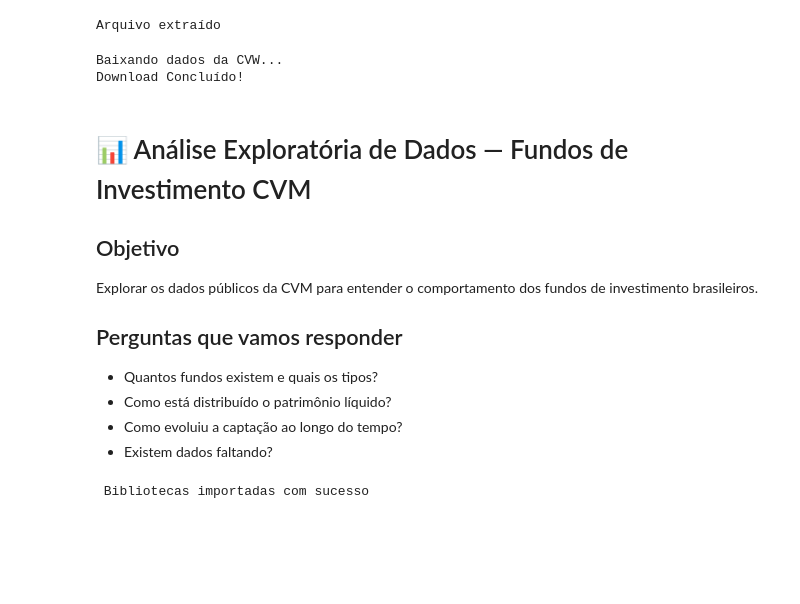
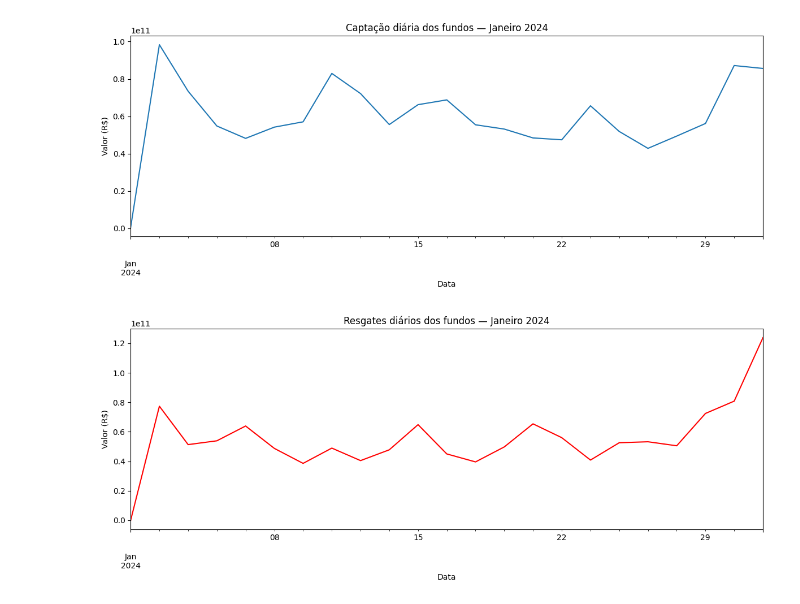
Before and after one commit to WagnerT7/investor-behavior-analysis, a Jupyter notebook: data/notebooks/01_eda.ipynb, the cells around one changed output. Saved outputs shown, nothing was run; the diff lists cells and outputs as text; code cells hidden in the pictures; blank space fills up the shorter version.

Commit message:
fase 1 primeiros gráficos de captação e resgate

```diff
--- a/data/notebooks/01_eda.ipynb
+++ b/data/notebooks/01_eda.ipynb
@@ -90,48 +116,20 @@ Colunas: 10
-# %%
-import zipfile
-
-with zipfile.ZipFile("../data/raw/inf_diario_fi_202401.zip", "r") as zip:
-    zip.extractall("../data/raw")
-
-print("Arquivo extraído")
-# %% [output]
-Arquivo extraído
-# %%
-import requests
-import os
-
-url = "https://dados.cvm.gov.br/dados/FI/DOC/INF_DIARIO/DADOS/inf_diario_fi_202401.zip"
-
-os.makedirs("../data/raw", exist_ok=True)
-
-print("Baixando dados da CVW...")
-response = requests.get(url)
-
-with open ("../data/raw/inf_diario_fi_202401.zip", "wb") as f:
-    f.write(response.content)
-
-
-print("Download Concluído!")
-# %% [output]
-Baixando dados da CVW...
-Download Concluído!
-# %% [markdown]
-# 📊 Análise Exploratória de Dados — Fundos de Investimento CVM
-
-## Objetivo
-Explorar os dados públicos da CVM para entender o comportamento dos fundos de investimento brasileiros.
-
-## Perguntas que vamos responder
-- Quantos fundos existem e quais os tipos?
-- Como está distribuído o patrimônio líquido?
-- Como evoluiu a captação ao longo do tempo?
-- Existem dados faltando?
-# %%
-import pandas as pd
-import numpy as np
-import matplotlib.pyplot as plt
-import seaborn as sns
-
-print(" Bibliotecas importadas com sucesso")
-# %% [output]
- Bibliotecas importadas com sucesso
+# %%
+plt.figure(figsize=(12, 5))
+df.groupby("DT_COMPTC")["CAPTC_DIA"].sum().plot()
+plt.title("Captação diária dos fundos — Janeiro 2024")
+plt.xlabel("Data")
+plt.ylabel("Valor (R$)")
+plt.tight_layout()
+plt.show()
+# %% [output]
+[figure, added]
+# %%
+plt.figure(figsize=(12, 5))
+df.groupby("DT_COMPTC")["RESG_DIA"].sum().plot(color="red")
+plt.title("Resgates diários dos fundos — Janeiro 2024")
+plt.xlabel("Data")
+plt.ylabel("Valor (R$)")
+plt.tight_layout()
+plt.show()
+# %% [output]
+[figure, added]
```
Also changed, not shown: parts of 15 cells of this notebook.
